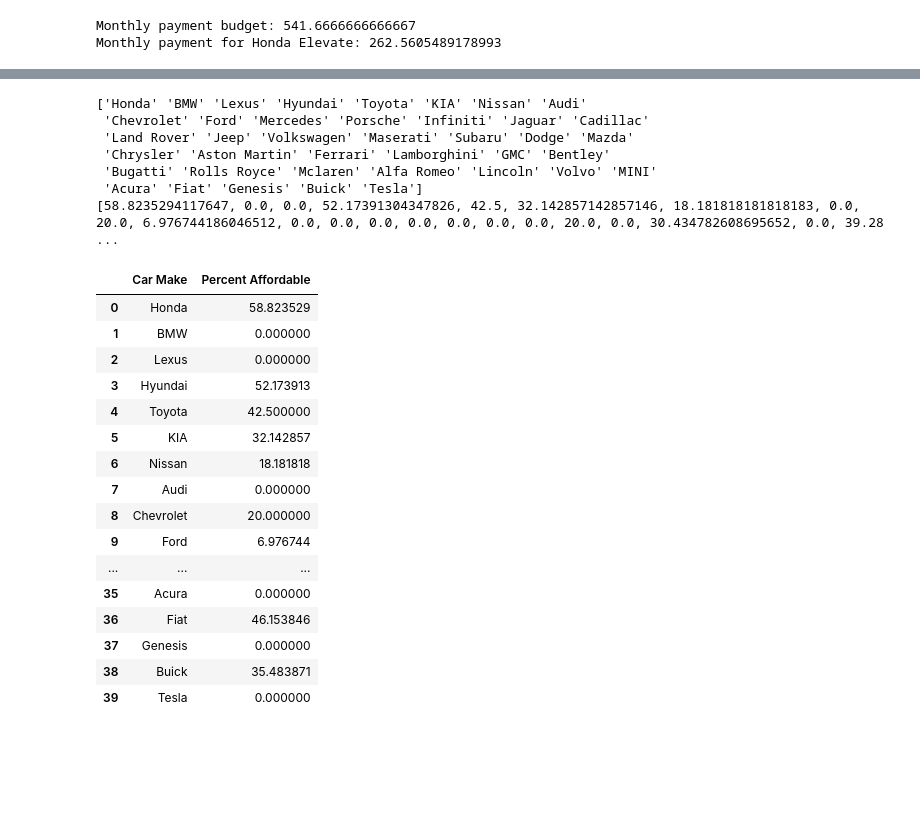
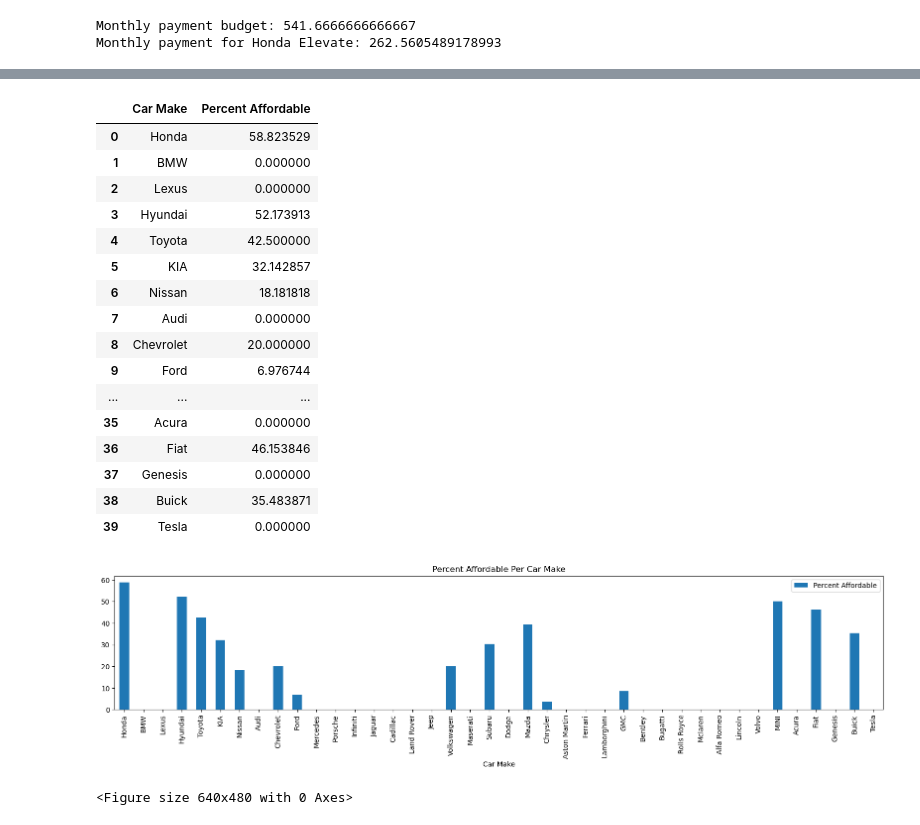
Before and after one commit to raniljoshua/Data-Analysis-Bootcamp_Project-1, a Jupyter notebook: car_payment.ipynb, the cells around one changed output, grey strips where cells are left out. Saved outputs shown, nothing was run; the diff lists cells and outputs as text; code cells hidden in the pictures; blank space fills up the shorter version.

Commit message:
Added functions for specific tasks, and started bar charts for percent affordable

```diff
--- a/car_payment.ipynb
+++ b/car_payment.ipynb
@@ -106,5 +115,25 @@ print(percentage_affordable)
 # %%
-# Calculate percentage affordable of all cars
+# Function to calculate and create Dataframe of percentage affordable of all cars
+def percent_afford_per_make(interest_rate,loan_term,monthly_payment_budget,car_makes):
+    cars_percent_affordable = []
+
+    for car in car_makes:
+        car_df = car_prices_df.loc[car_prices_df["make"]==car]
+        car_models = car_df.loc[monthly_pay(car_df["price"],interest_rate,loan_term) < monthly_payment_budget]
+        percent_affordable = 100*(car_models.count()["model"])/(car_df.count()["model"])
+        cars_percent_affordable.append(percent_affordable)
+
+    # print(cars_percent_affordable)
+
+    affordable_cars = {
+        "Car Make":car_makes,
+        "Percent Affordable":cars_percent_affordable
+    }
+
+    affordable_cars_df = pd.DataFrame(affordable_cars)
+    return affordable_cars_df
+
+
 # Assumptions:
 #   9.09% APR (Estimate based on credit rating 660-719)
 #   72 month (6-year) car loan term
@@ -118,32 +147,11 @@ annual_income = 65000
 monthly_income = annual_income/12
 monthly_payment_budget = monthly_income*0.1
 
-print(car_makes)
-cars_percent_affordable = []
+# print(car_makes)
 
-for car in car_makes:
-    car_df = car_prices_df.loc[car_prices_df["make"]==car]
-    car_models = car_df.loc[monthly_pay(car_df["price"],interest_rate,loan_term) < monthly_payment_budget]
-    percent_affordable = 100*(car_models.count()["model"])/(car_df.count()["model"])
-    cars_percent_affordable.append(percent_affordable)
-
-print(cars_percent_affordable)
-
-affordable_cars = {
-    "Car Make":car_makes,
-    "Percent Affordable":cars_percent_affordable
-}
-
-affordable_cars_df = pd.DataFrame(affordable_cars)
-affordable_cars_df
+test = percent_afford_per_make(interest_rate,loan_term,monthly_payment_budget,car_makes)
+test
 # %% [output]
-['Honda' 'BMW' 'Lexus' 'Hyundai' 'Toyota' 'KIA' 'Nissan' 'Audi'
- 'Chevrolet' 'Ford' 'Mercedes' 'Porsche' 'Infiniti' 'Jaguar' 'Cadillac'
- 'Land Rover' 'Jeep' 'Volkswagen' 'Maserati' 'Subaru' 'Dodge' 'Mazda'
- 'Chrysler' 'Aston Martin' 'Ferrari' 'Lamborghini' 'GMC' 'Bentley'
- 'Bugatti' 'Rolls Royce' 'Mclaren' 'Alfa Romeo' 'Lincoln' 'Volvo' 'MINI'
- 'Acura' 'Fiat' 'Genesis' 'Buick' 'Tesla']
-[58.8235294117647, 0.0, 0.0, 52.17391304347826, 42.5, 32.142857142857146, 18.181818181818183, 0.0, 20.0, 6.976744186046512, 0.0, 0.0, 0.0, 0.0, 0.0, 0.0, 0.0, 20.0, 0.0, 30.434782608695652, 0.0, 39.28 ...
 |  | Car Make | Percent Affordable |
 | 0 | Honda | 58.823529 |
 | 1 | BMW | 0.000000 |
@@ -161,3 +169,28 @@ affordable_cars_df
 | 37 | Genesis | 0.000000 |
 | 38 | Buick | 35.483871 |
 | 39 | Tesla | 0.000000 |
+# %%
+interest_rate = 0.0909
+loan_term = 72
+
+annual_income = 65000
+monthly_income = annual_income/12
+monthly_payment_budget = monthly_income*0.1
+
+# print(car_makes)
+
+percent_afford_df = percent_afford_per_make(interest_rate,loan_term,monthly_payment_budget,car_makes)
+percent_afford_df = percent_afford_df.set_index("Car Make")
+percent_afford_df.head()
+
+# Use DataFrame.plot() in order to create a bar chart of the data
+percent_afford_df.plot(kind="bar", figsize=(20,3.5))
+
+# Set a title for the chart
+plt.title("Percent Affordable Per Car Make")
+
+plt.show()
+plt.tight_layout()
+# %% [output]
+[figure, added]
+<Figure size 640x480 with 0 Axes>
```
Also changed, not shown: parts of 4 cells of this notebook.
